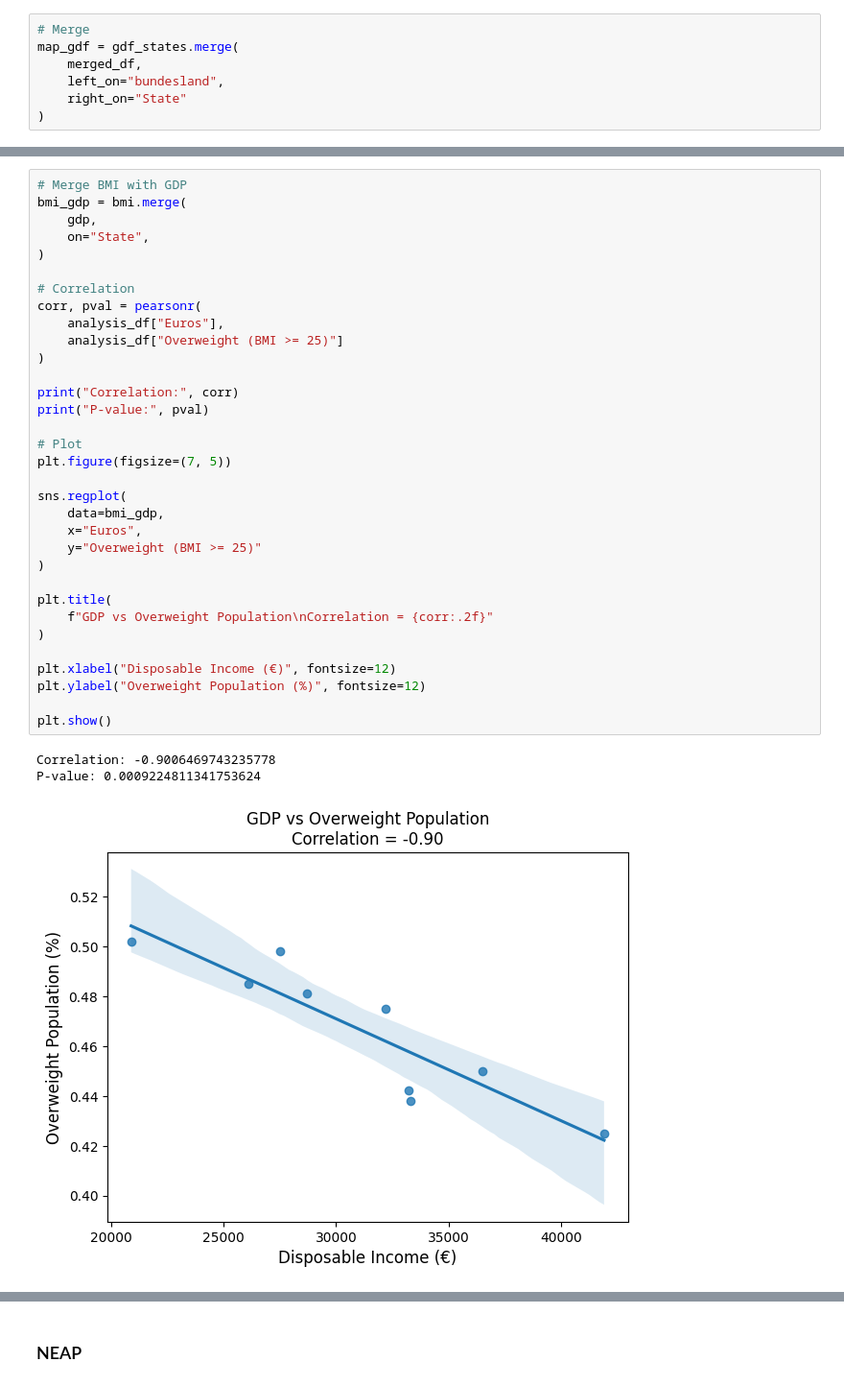
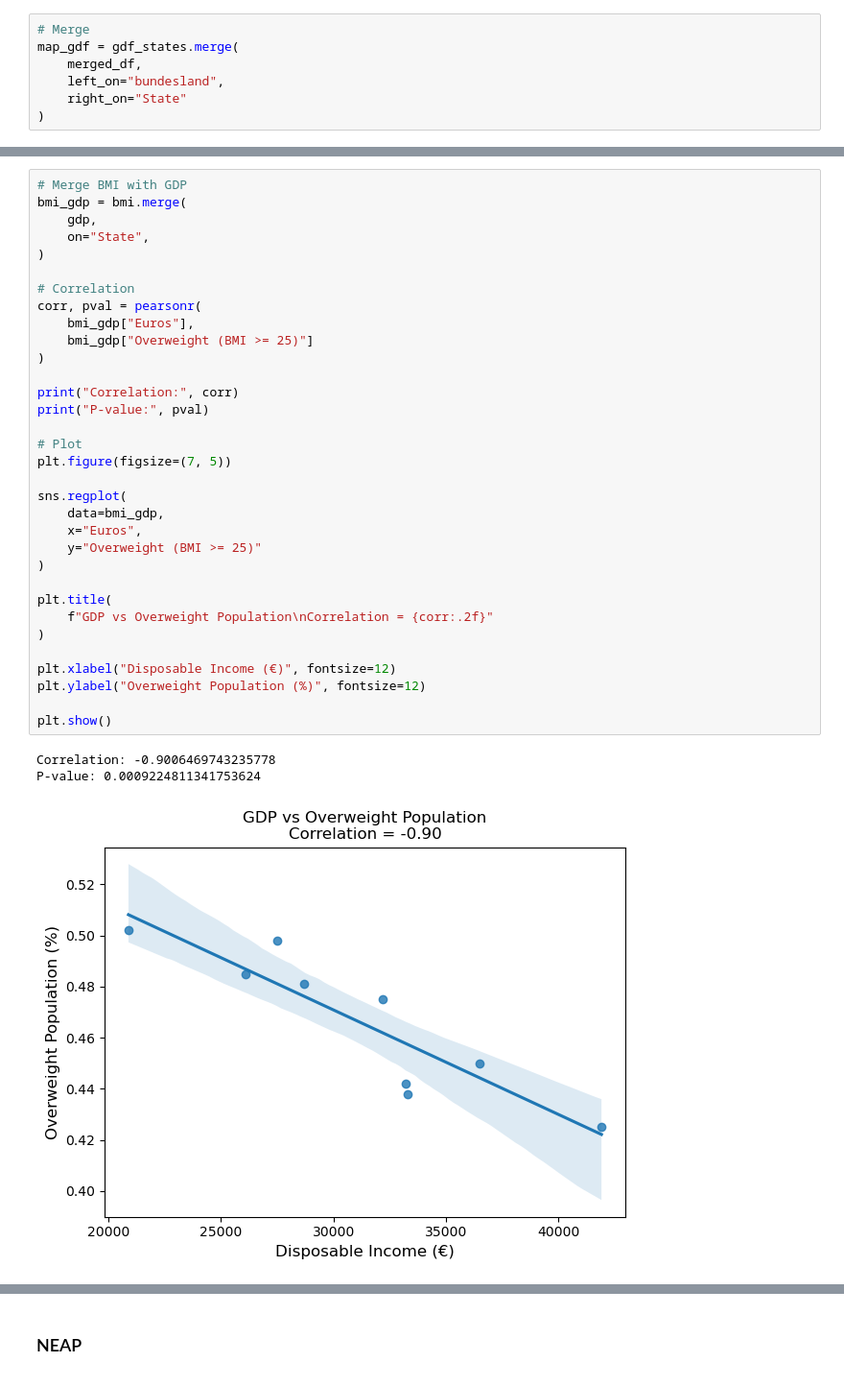
Before and after one commit to bcrohit/case-study, a Jupyter notebook: notebooks/spatial_analysis.ipynb, the cells around one changed output, grey strips where cells are left out. Shown at 96% size. Saved outputs shown, nothing was run; the diff lists cells and outputs as text.

```diff
--- a/notebooks/spatial_analysis.ipynb
+++ b/notebooks/spatial_analysis.ipynb
@@ -273,36 +279,36 @@ bmi_gdp = bmi.merge(
     on="State",
 )
 
 # Correlation
 corr, pval = pearsonr(
-    analysis_df["Euros"],
-    analysis_df["Overweight (BMI >= 25)"]
+    bmi_gdp["Euros"],
+    bmi_gdp["Overweight (BMI >= 25)"]
 )
 
 print("Correlation:", corr)
 print("P-value:", pval)
 
 # Plot
 plt.figure(figsize=(7, 5))
 
 sns.regplot(
     data=bmi_gdp,
     x="Euros",
     y="Overweight (BMI >= 25)"
 )
 
 plt.title(
     f"GDP vs Overweight Population\nCorrelation = {corr:.2f}"
 )
 
 plt.xlabel("Disposable Income (€)", fontsize=12)
 plt.ylabel("Overweight Population (%)", fontsize=12)
 
 plt.show()
 # %% [output]
 Correlation: -0.9006469743235778
 P-value: 0.0009224811341753624
-[figure, old version]
+[figure, new version]
 # %%
 # Correlation
 corr_bp, pval_bp = pearsonr(
```
Also changed, not shown: parts of 17 cells of this notebook, 21 other files.
